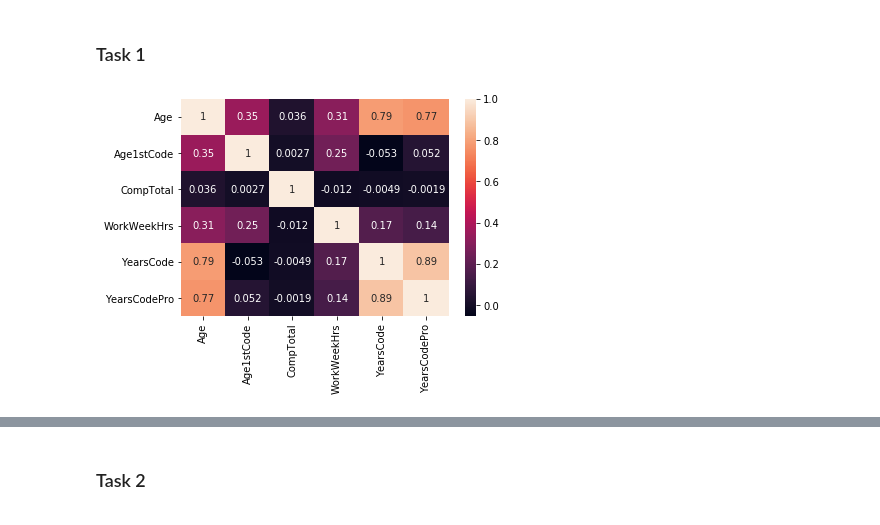
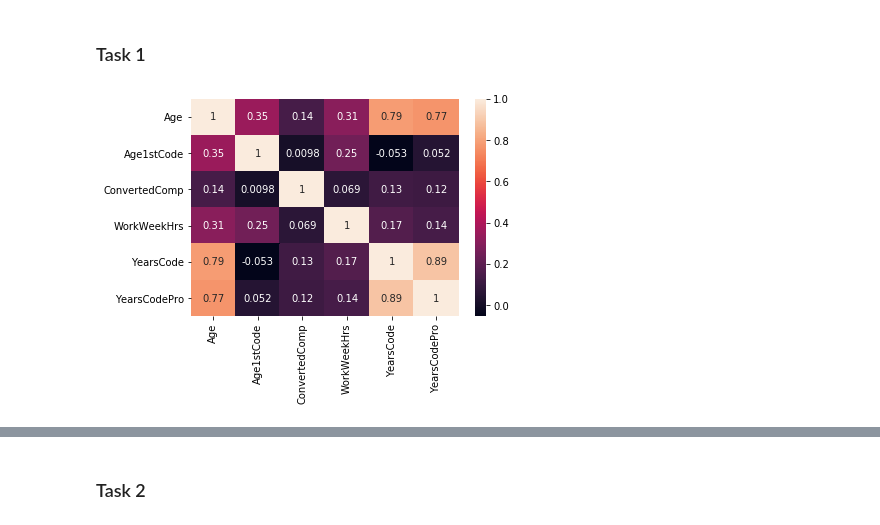
Before and after one commit to kamikadze366/first-assignment, a Jupyter notebook: Zestaw_2/Zestaw_2_odp.ipynb, the cells around one changed output, grey strips where cells are left out. Cells and saved outputs as stored; diff of their text form; code cells hidden in the pictures.

Commit message:
Change 'CompTotal' to 'ConvertedComp (USD)

```diff
--- a/Zestaw_2/Zestaw_2_odp.ipynb
+++ b/Zestaw_2/Zestaw_2_odp.ipynb
@@ -6,35 +6,35 @@ import matplotlib.pyplot as plt
 import seaborn as sns
 import numpy as np
 from sklearn import linear_model
 from scipy import stats
 from sklearn.metrics import mean_squared_error
 
 # chose 5 numerical columns
-chosen_cols = ['Respondent', 'Age', 'Age1stCode', 'YearsCode', 'YearsCodePro', 'CompTotal', 'WorkWeekHrs', 'Hobbyist', 'OpSys']
+chosen_cols = ['Respondent', 'Age', 'Age1stCode', 'YearsCode', 'YearsCodePro', 'ConvertedComp', 'WorkWeekHrs', 'Hobbyist', 'OpSys']
 df = pd.read_csv("C:/Users/macko/Repos/Machine_learning/survey_results_public.csv",
                  usecols=chosen_cols,
                  index_col='Respondent').dropna()
 
 # change string values to numbers
 df.loc[df['YearsCode'] == 'Less than 1 year'] = 0
 df.loc[df['YearsCode'] == 'More than 50 years'] = 60
 df.loc[df['YearsCodePro'] == 'Less than 1 year'] = 0
 df.loc[df['Age1stCode'] == 'Younger than 5 years'] = 4
 
 # change types to integer
 df['Age'] = df['Age'].astype(int)
 df['YearsCode'] = df['YearsCode'].astype(int)
 df['YearsCodePro'] = df['YearsCodePro'].astype(int)
 df['Age1stCode'] = df['Age1stCode'].astype(int)
 
 # # sort out invalid values - week has max 168 hours
 # df = df[(df['WorkWeekHrs'] <= 168)
 
 # correlation map
 corr_before = sns.heatmap(df.corr(), annot=True)
 plt.show()
 # %% [output]
-[figure, old version]
+[figure, new version]
 # %%
 # dchosen numeric columns
 cols = df.columns.values.tolist()
```
Also changed, not shown: parts of 10 cells of this notebook.
